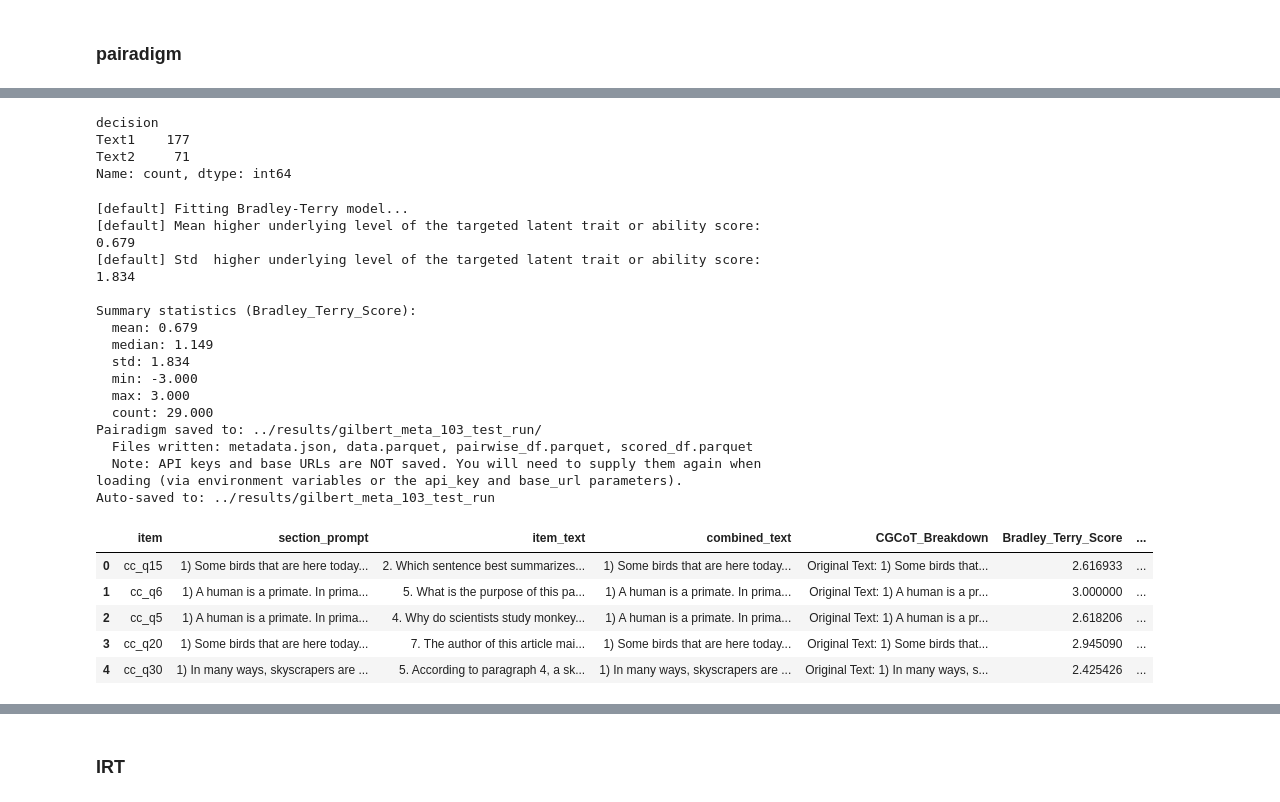
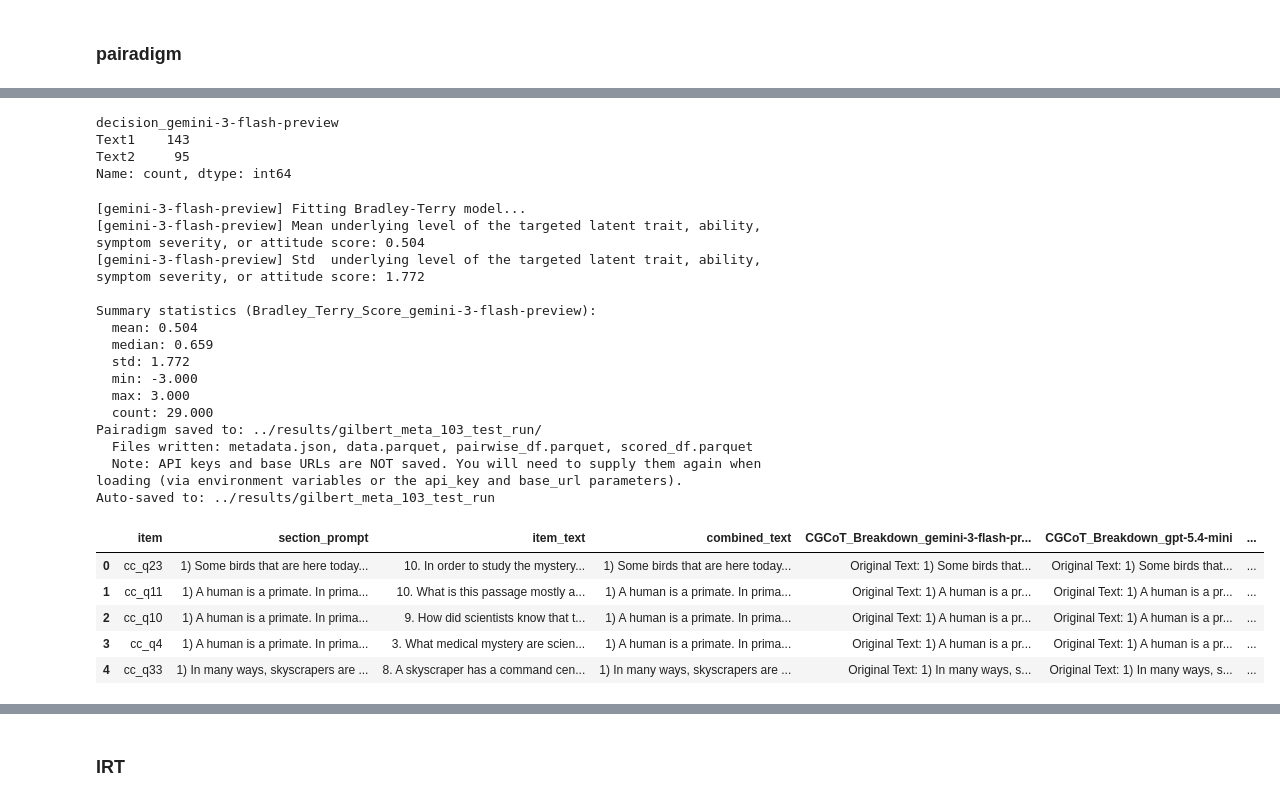
Before and after one commit to mlchrzan/llmpairs, a Jupyter notebook: notebooks/eda_edu.ipynb, the cells around one changed output, grey strips where cells are left out. Cells and saved outputs as stored; diff of their text form; code cells hidden in the pictures.

Commit message:
pairadigm run on ed IRW sets with text

```diff
--- a/notebooks/eda_edu.ipynb
+++ b/notebooks/eda_edu.ipynb
@@ -75,12 +100,20 @@ shape: (5, 10)
 text_agg = text.group_by("item").agg(
     pl.col("section_prompt").first(),
     pl.col("item_text").first(),
-    pl.col("option_text").filter(pl.col("option_text") != "NA").str.join("\n").alias("options")
+    pl.col("option_text").filter(pl.col("option_text").is_not_null() & (pl.col("option_text") != "NA")).str.join("\n").alias("options")
 ).with_columns(
-    (pl.col("section_prompt") + ": " +
-     pl.col("item_text") + "\n" +
-     pl.col("options"))
-    .alias("combined_text")
+    pl.col("section_prompt").replace("NA", None),
+    pl.col("item_text").replace("NA", None),
+    pl.when(pl.col("options") == "").then(None).otherwise(pl.col("options")).alias("options")
+).with_columns(
+    pl.concat_str(
+        [
+            pl.concat_str([pl.col("section_prompt"), pl.col("item_text")], separator=": ", ignore_nulls=True),
+            pl.col("options")
+        ],
+        separator="\n",
+        ignore_nulls=True
+    ).alias("combined_text")
 ).drop("options")
 
 text_agg.write_csv("../data/processed/gilbert_meta_103_full-itemtext.csv")
@@ -118,10 +151,10 @@ shape: (5, 24)
 ### pairadigm
 # %%
 cgcot_prompts = [
-    "Summarize the core task, question, or scenario presented in this item. Item text: {text}",
-    "Identify the primary knowledge domain, skill, or psychological construct this item is attempting to measure and give a concise justification. Text: {text}",
-    "Analyze the complexity of this item. Does solving or endorsing it require single-step recall, multi-step reasoning, synthesis of disparate information, or the application of abstract rules? CONCISELY identify any structural elements—such as dense vocabulary, tricky distractors, conditional logic, or complex phrasing—that increase the cognitive load required to answer it. Text: {text}",
-    "Using only your previous answers, describe the overall latent 'ability' or level of the target construct required for a respondent to successfully answer or endorse this item. Previous answers: {text}"
+    "Summarize the core task, question, behavioral statement, or scenario presented in this item. Item text: {text}",
+    "Identify the primary knowledge domain, skill, clinical symptom, attitudinal belief, or psychological construct this item is attempting to measure and give a concise justification. Text: {text}",
+    "Analyze the demand or severity of this item. For cognitive/ability items, does it require recall, multi-step reasoning, or synthesis? For psychological/attitudinal items, does endorsing it require a severe level of a symptom, a strongly held belief, or deep introspection? CONCISELY identify any structural or semantic elements—such as complex phrasing, tricky distractors, conditional logic, or strong emotional wording—that increase the cognitive load or the threshold for endorsement. Text: {text}",
+    "Based on your analysis, describe the overall level of the underlying latent trait (e.g., high cognitive ability, severe psychological symptomology, strong attitude) required for a respondent to successfully answer or strongly endorse this item. Item text for reference: {text}"
 ]
 # %%
 text_agg_pd = text_agg.to_pandas()
@@ -137,12 +170,17 @@ text_agg_pd.head()
 # %%
+MODEL_NAMES=["gemini-3-flash-preview", 'gpt-5.4-mini']
+API_KEYS=[os.getenv("GEMINI_API_KEY"), os.getenv("OPENAI_API_KEY")]
+BASE_URLS=[None, "https://us.api.openai.com/v1"]
+
 p = pdm.Pairadigm(
     data=text_agg_pd,
     item_id_name='item',
     text_name='combined_text',
     cgcot_prompts=cgcot_prompts,
-    model_name="gemini-3.1-flash-lite-preview",
-    api_key=os.getenv("GEMINI_API_KEY"),
-    target_concept='higher underlying level of the targeted latent trait or ability',
+    model_name=MODEL_NAMES,
+    api_key=API_KEYS,
+    base_url=BASE_URLS,
+    target_concept='underlying level of the targeted latent trait, ability, symptom severity, or attitude',
     save_dir="../results/gilbert_meta_103_test_run"
 )
 # %%
@@ -272,33 +327,34 @@ Auto-saved to: ../results/gilbert_meta_103_test_run
 # %%
-p.pairwise_df['decision'].value_counts()
+p.pairwise_df['decision_gemini-3-flash-preview'].value_counts()
 # %% [output]
-decision
-Text1    177
-Text2     71
+decision_gemini-3-flash-preview
+Text1    143
+Text2     95
 Name: count, dtype: int64
 # %%
-p.score_items(normalization_scale=(-3, 3));
+p.score_items(normalization_scale=(-3, 3),
+              decision_col="decision_gemini-3-flash-preview");
 p.scored_df.head()
 # %% [output]
-[default] Fitting Bradley-Terry model...
-[default] Mean higher underlying level of the targeted latent trait or ability score: 0.679
-[default] Std  higher underlying level of the targeted latent trait or ability score: 1.834
+[gemini-3-flash-preview] Fitting Bradley-Terry model...
+[gemini-3-flash-preview] Mean underlying level of the targeted latent trait, ability, symptom severity, or attitude score: 0.504
+[gemini-3-flash-preview] Std  underlying level of the targeted latent trait, ability, symptom severity, or attitude score: 1.772
 
-Summary statistics (Bradley_Terry_Score):
-  mean: 0.679
-  median: 1.149
-  std: 1.834
+Summary statistics (Bradley_Terry_Score_gemini-3-flash-preview):
+  mean: 0.504
+  median: 0.659
+  std: 1.772
   min: -3.000
   max: 3.000
   count: 29.000
 Pairadigm saved to: ../results/gilbert_meta_103_test_run/
   Files written: metadata.json, data.parquet, pairwise_df.parquet, scored_df.parquet
   Note: API keys and base URLs are NOT saved. You will need to supply them again when loading (via environment variables or the api_key and base_url parameters).
 Auto-saved to: ../results/gilbert_meta_103_test_run
-|  | item | section_prompt | item_text | combined_text | CGCoT_Breakdown | Bradley_Terry_Score | ... |
-| 0 | cc_q15 | 1) Some birds that are here today... | 2. Which sentence best summarizes... | 1) Some birds that are here today... | Original Text: 1) Some birds that... | 2.616933 | ... |
-| 1 | cc_q6 | 1) A human is a primate. In prima... | 5. What is the purpose of this pa... | 1) A human is a primate. In prima... | Original Text: 1) A human is a pr... | 3.000000 | ... |
-| 2 | cc_q5 | 1) A human is a primate. In prima... | 4. Why do scientists study monkey... | 1) A human is a primate. In prima... | Original Text: 1) A human is a pr... | 2.618206 | ... |
-| 3 | cc_q20 | 1) Some birds that are here today... | 7. The author of this article mai... | 1) Some birds that are here today... | Original Text: 1) Some birds that... | 2.945090 | ... |
-| 4 | cc_q30 | 1) In many ways, skyscrapers are ... | 5. According to paragraph 4, a sk... | 1) In many ways, skyscrapers are ... | Original Text: 1) In many ways, s... | 2.425426 | ... |
+|  | item | section_prompt | item_text | combined_text | CGCoT_Breakdown_gemini-3-flash-pr... | CGCoT_Breakdown_gpt-5.4-mini | ... |
+| 0 | cc_q23 | 1) Some birds that are here today... | 10. In order to study the mystery... | 1) Some birds that are here today... | Original Text: 1) Some birds that... | Original Text: 1) Some birds that... | ... |
+| 1 | cc_q11 | 1) A human is a primate. In prima... | 10. What is this passage mostly a... | 1) A human is a primate. In prima... | Original Text: 1) A human is a pr... | Original Text: 1) A human is a pr... | ... |
+| 2 | cc_q10 | 1) A human is a primate. In prima... | 9. How did scientists know that t... | 1) A human is a primate. In prima... | Original Text: 1) A human is a pr... | Original Text: 1) A human is a pr... | ... |
+| 3 | cc_q4 | 1) A human is a primate. In prima... | 3. What medical mystery are scien... | 1) A human is a primate. In prima... | Original Text: 1) A human is a pr... | Original Text: 1) A human is a pr... | ... |
+| 4 | cc_q33 | 1) In many ways, skyscrapers are ... | 8. A skyscraper has a command cen... | 1) In many ways, skyscrapers are ... | Original Text: 1) In many ways, s... | Original Text: 1) In many ways, s... | ... |
 # %%
```
Also changed, not shown: parts of 20 cells of this notebook, 47 other files.
